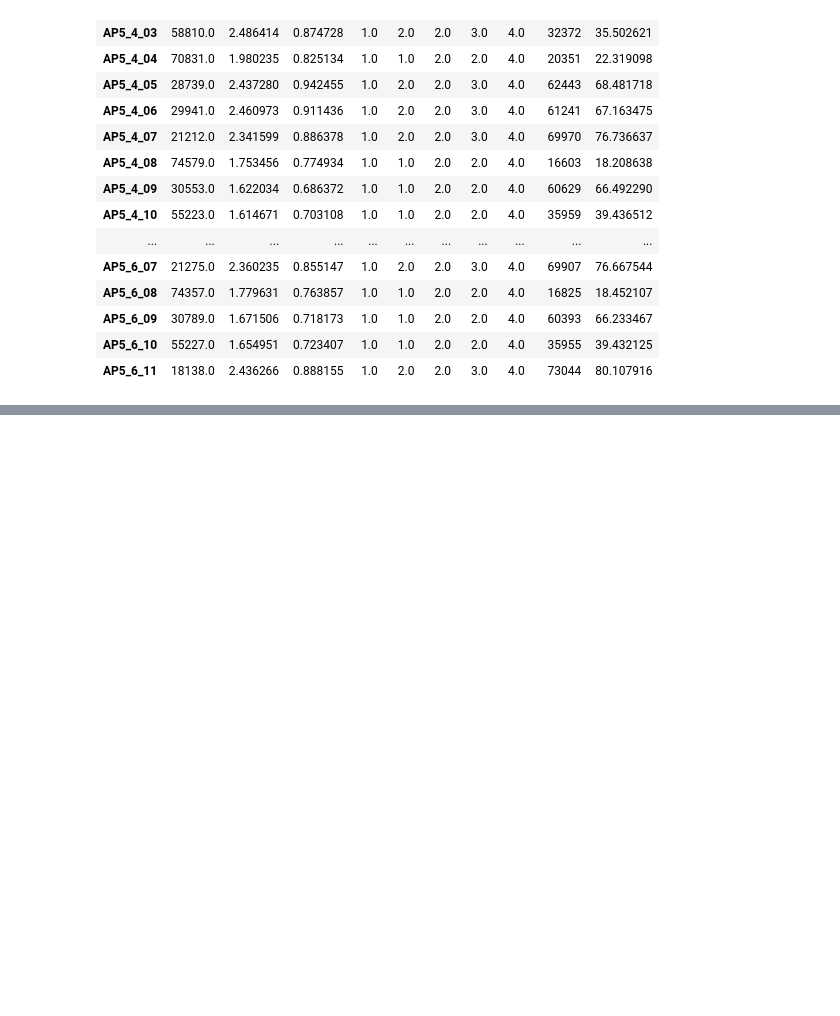
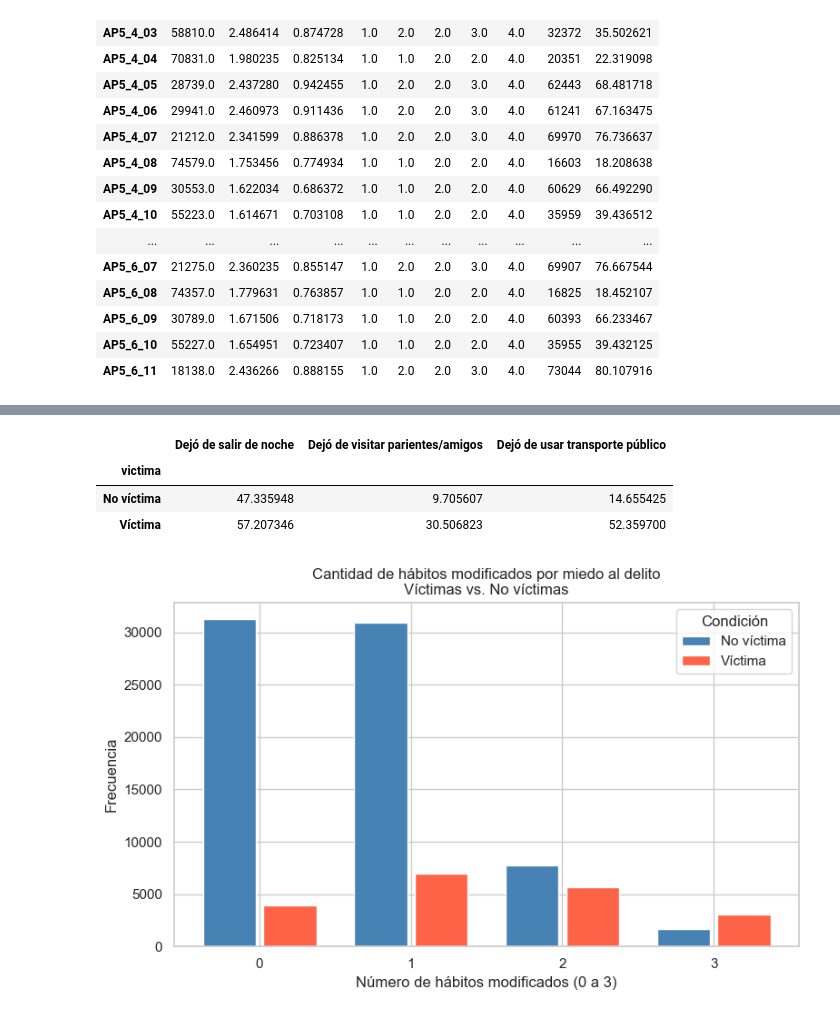
Before and after one commit to mariasolsampogna/E337_Grupo2, a Jupyter notebook: Cosas Poster/Poster.ipynb, the cells around one changed output, grey strips where cells are left out. Cells and saved outputs as stored; diff of their text form; code cells hidden in the pictures; blank space fills up the shorter version.

```diff
--- a/Cosas Poster/Poster.ipynb
+++ b/Cosas Poster/Poster.ipynb
@@ -805,0 +885,29 @@ desc
+# %%
+# Estadística descriptiva: % que modificó cada hábito por condición de víctima
+tabla_desc = df_analisis_p3.groupby('victima')[cols_habitos].mean() * 100
+tabla_desc = tabla_desc.rename(columns=labels_habitos)
+tabla_desc.index = tabla_desc.index.map({0: 'No víctima', 1: 'Víctima'})
+tabla_desc
+# %% [output]
+|  | Dejó de salir de noche | Dejó de visitar parientes/amigos | Dejó de usar transporte público |
+| victima |  |  |  |
+| No víctima | 47.335948 | 9.705607 | 14.655425 |
+| Víctima | 57.207346 | 30.506823 | 52.359700 |
+# %%
+# Distribución del índice para víctimas vs no víctimas
+fig, ax = plt.subplots(figsize=(8, 5))
+
+for valor, color, label in [(0, 'steelblue', 'No víctima'), (1, 'tomato', 'Víctima')]:
+    subset = df_analisis_p3[df_analisis_p3['victima'] == valor]['indice_habitos'].value_counts().sort_index()
+    ax.bar(subset.index + (0.2 if valor == 1 else -0.2), subset.values,
+           width=0.35, color=color, label=label)
+
+ax.set_xticks([0, 1, 2, 3])
+ax.set_xlabel("Número de hábitos modificados (0 a 3)")
+ax.set_ylabel("Frecuencia")
+ax.set_title("Cantidad de hábitos modificados por miedo al delito\nVíctimas vs. No víctimas")
+ax.legend(title='Condición')
+plt.tight_layout()
+plt.show()
+# %% [output]
+[figure, added]
```
Also changed, not shown: parts of 16 cells of this notebook.
